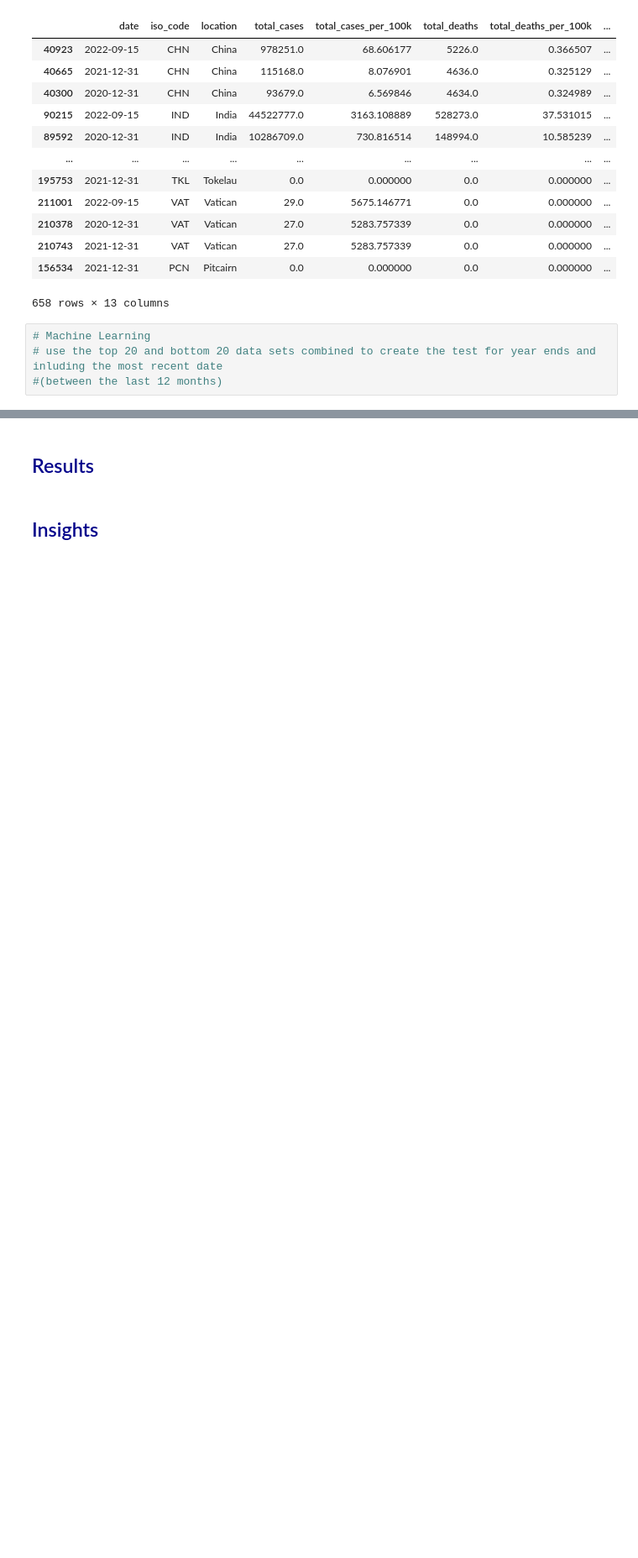
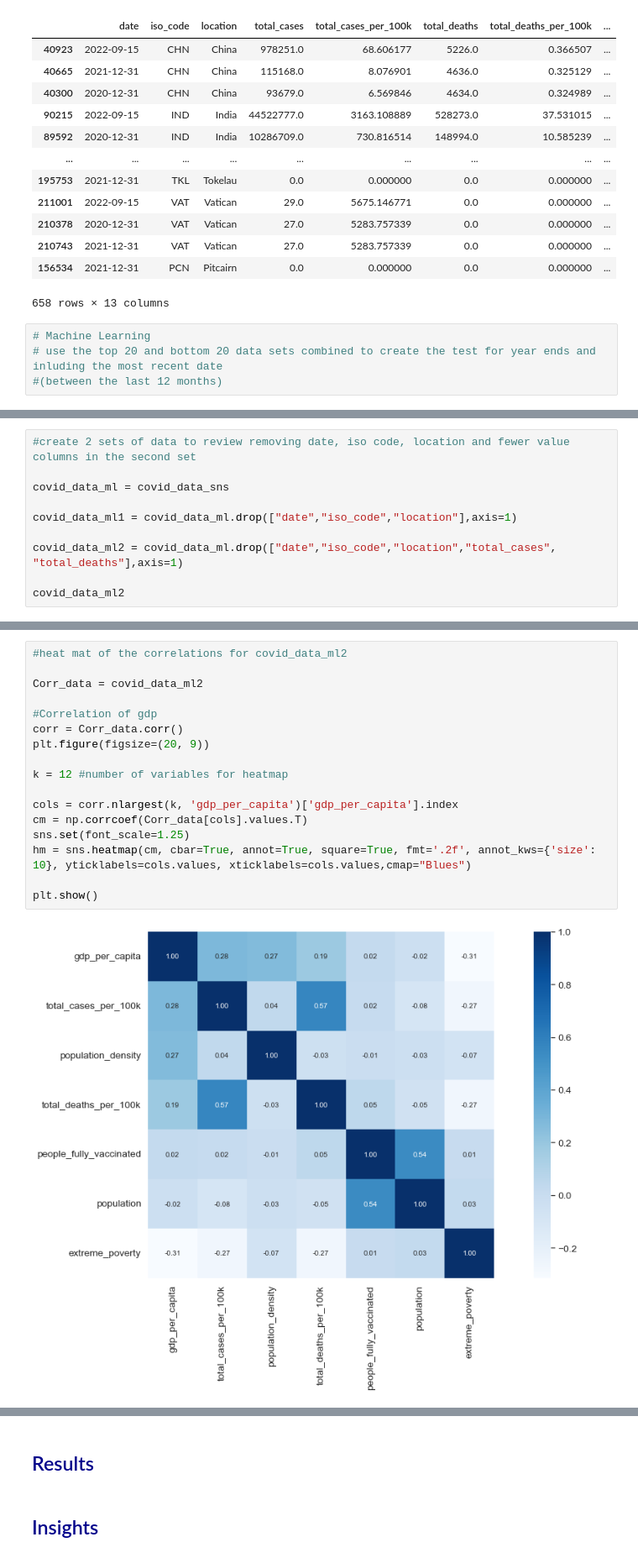
Before and after one commit to PhillipNM/UCDPA_PhillipMarsh, a Jupyter notebook: z. Practice setting up project report.ipynb, the cells around one changed output, grey strips where cells are left out. Shown at 84% size. Drawn from its saved outputs; the diff is of its cells as text; blank space fills up the shorter version.

```diff
--- a/z. Practice setting up project report.ipynb
+++ b/z. Practice setting up project report.ipynb
@@ -1552,0 +1544,10 @@ covid_data_ml
+# %%
+#create 2 sets of data to review removing date, iso code, location and fewer value columns in the second set
+
+covid_data_ml = covid_data_sns
+
+covid_data_ml1 = covid_data_ml.drop(["date","iso_code","location"],axis=1)
+
+covid_data_ml2 = covid_data_ml.drop(["date","iso_code","location","total_cases", "total_deaths"],axis=1)
+
+covid_data_ml2
@@ -1552,0 +1579,19 @@ covid_data_ml
+# %%
+#heat mat of the correlations for covid_data_ml2
+
+Corr_data = covid_data_ml2
+
+#Correlation of gdp
+corr = Corr_data.corr()
+plt.figure(figsize=(20, 9))
+
+k = 12 #number of variables for heatmap
+
+cols = corr.nlargest(k, 'gdp_per_capita')['gdp_per_capita'].index
+cm = np.corrcoef(Corr_data[cols].values.T)
+sns.set(font_scale=1.25)
+hm = sns.heatmap(cm, cbar=True, annot=True, square=True, fmt='.2f', annot_kws={'size': 10}, yticklabels=cols.values, xticklabels=cols.values,cmap="Blues")
+
+plt.show()
+# %% [output]
+[figure, added]
```
Also changed, not shown: parts of 50 cells of this notebook.
